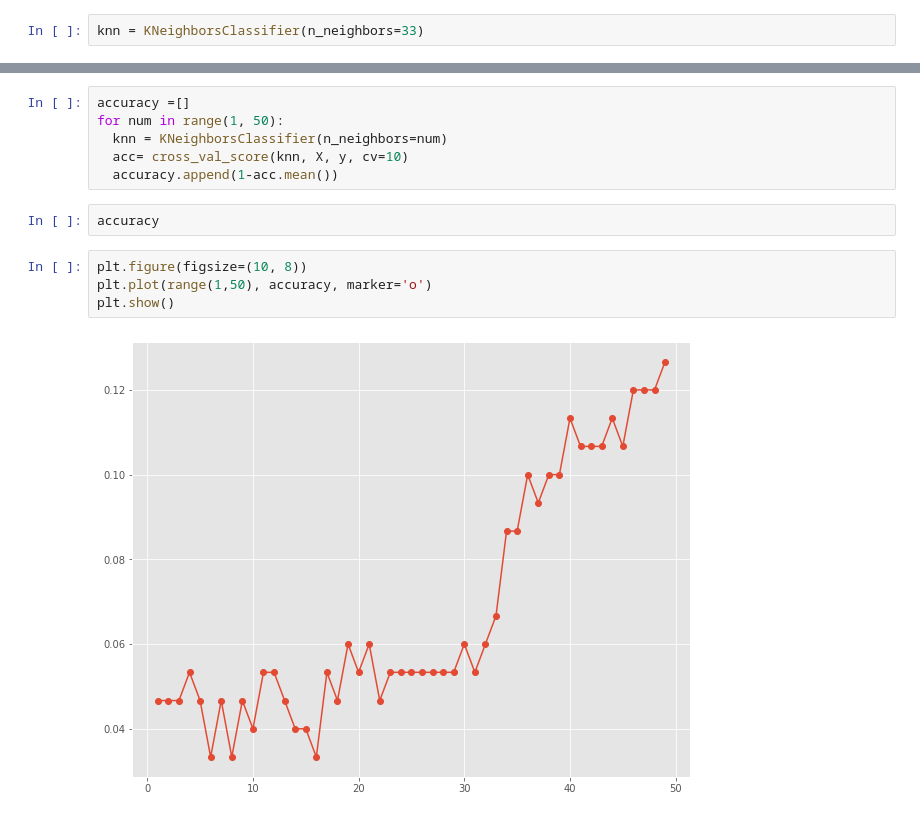
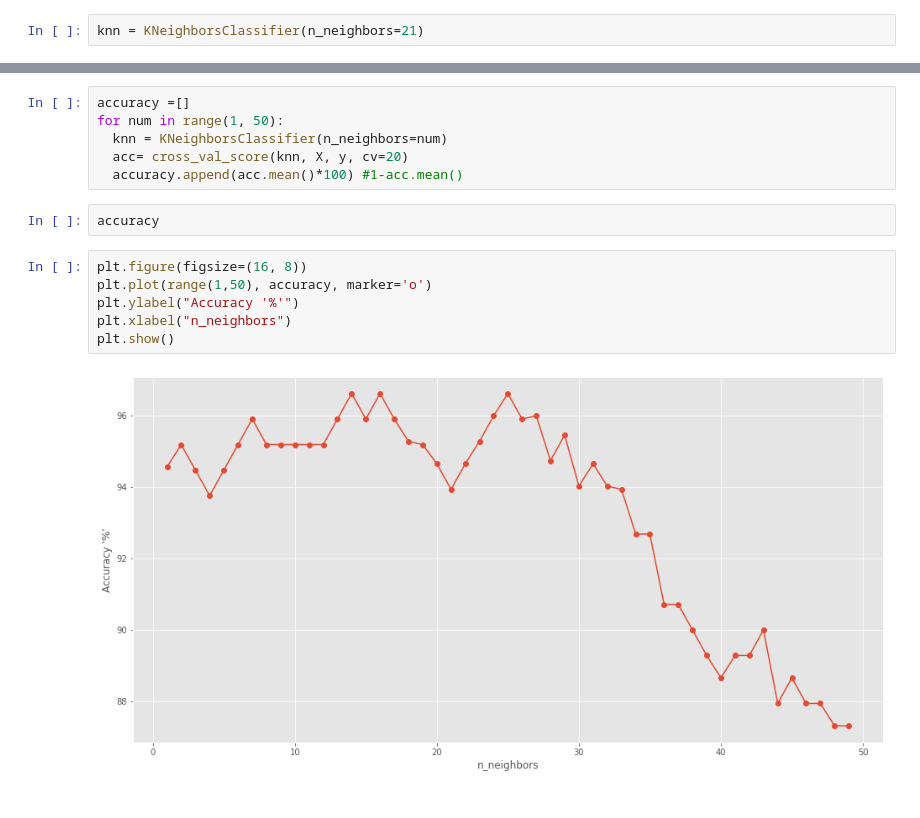
Before and after one commit to abidshafee/DataScienceYouTubeTutorials, a Jupyter notebook: KNN_Classification.ipynb, the cells around one changed output, grey strips where cells are left out. Saved outputs shown, nothing was run; the diff lists cells and outputs as text.

```diff
--- a/KNN_Classification.ipynb
+++ b/KNN_Classification.ipynb
@@ -169,5 +169,5 @@ Size of y Test >> 30
 # %%
-knn = KNeighborsClassifier(n_neighbors=33)
+knn = KNeighborsClassifier(n_neighbors=21)
 # %%
 knn.fit(X_train, y_train)
 # %% [output]
@@ -230,13 +231,15 @@ weighted avg       0.87      0.87      0.87        30
 accuracy =[]
 for num in range(1, 50):
   knn = KNeighborsClassifier(n_neighbors=num)
-  acc= cross_val_score(knn, X, y, cv=10)
-  accuracy.append(1-acc.mean())
+  acc= cross_val_score(knn, X, y, cv=20)
+  accuracy.append(acc.mean()*100) #1-acc.mean()
 # %%
 accuracy
 # %%
-plt.figure(figsize=(10, 8))
+plt.figure(figsize=(16, 8))
 plt.plot(range(1,50), accuracy, marker='o')
+plt.ylabel("Accuracy '%'")
+plt.xlabel("n_neighbors")
 plt.show()
 # %% [output]
-[figure, old version]
+[figure, new version]
```
Also changed, not shown: parts of 12 cells of this notebook.
